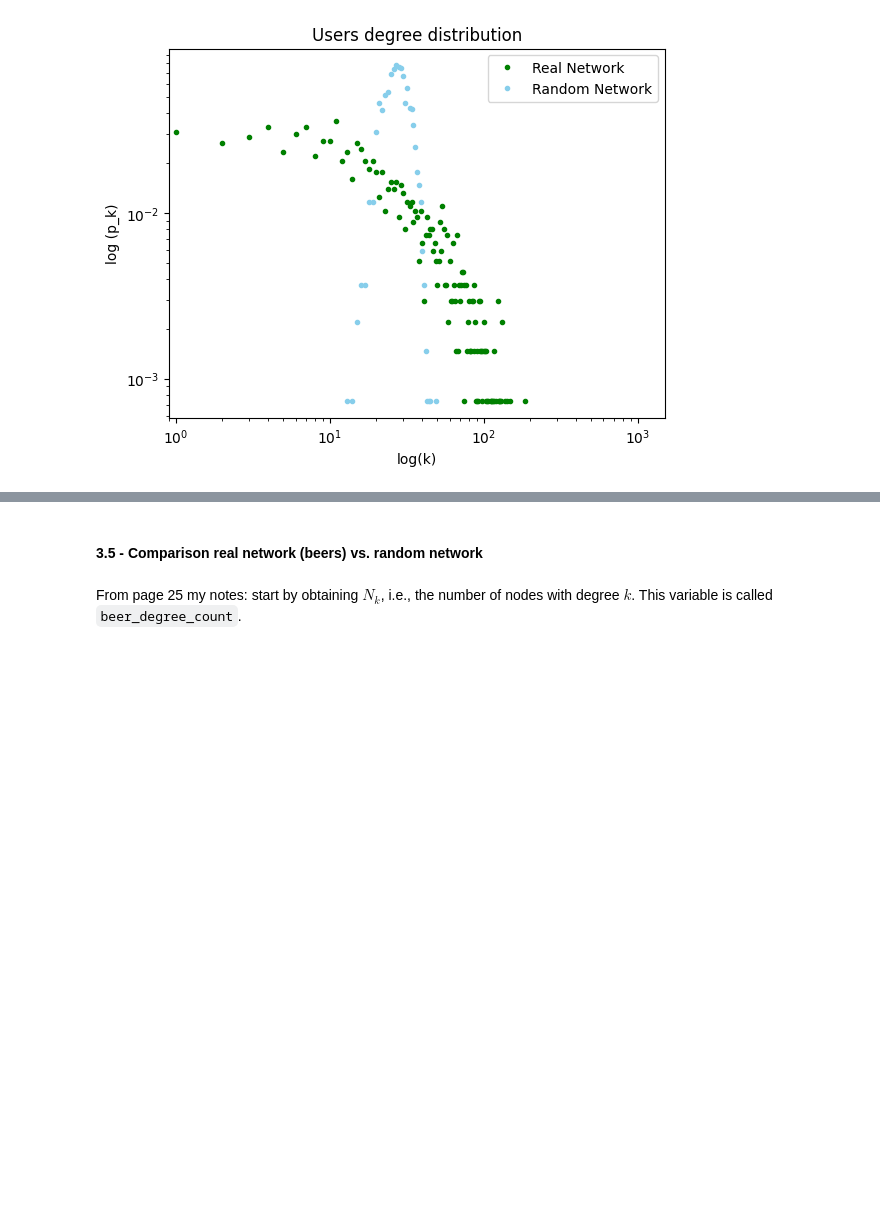
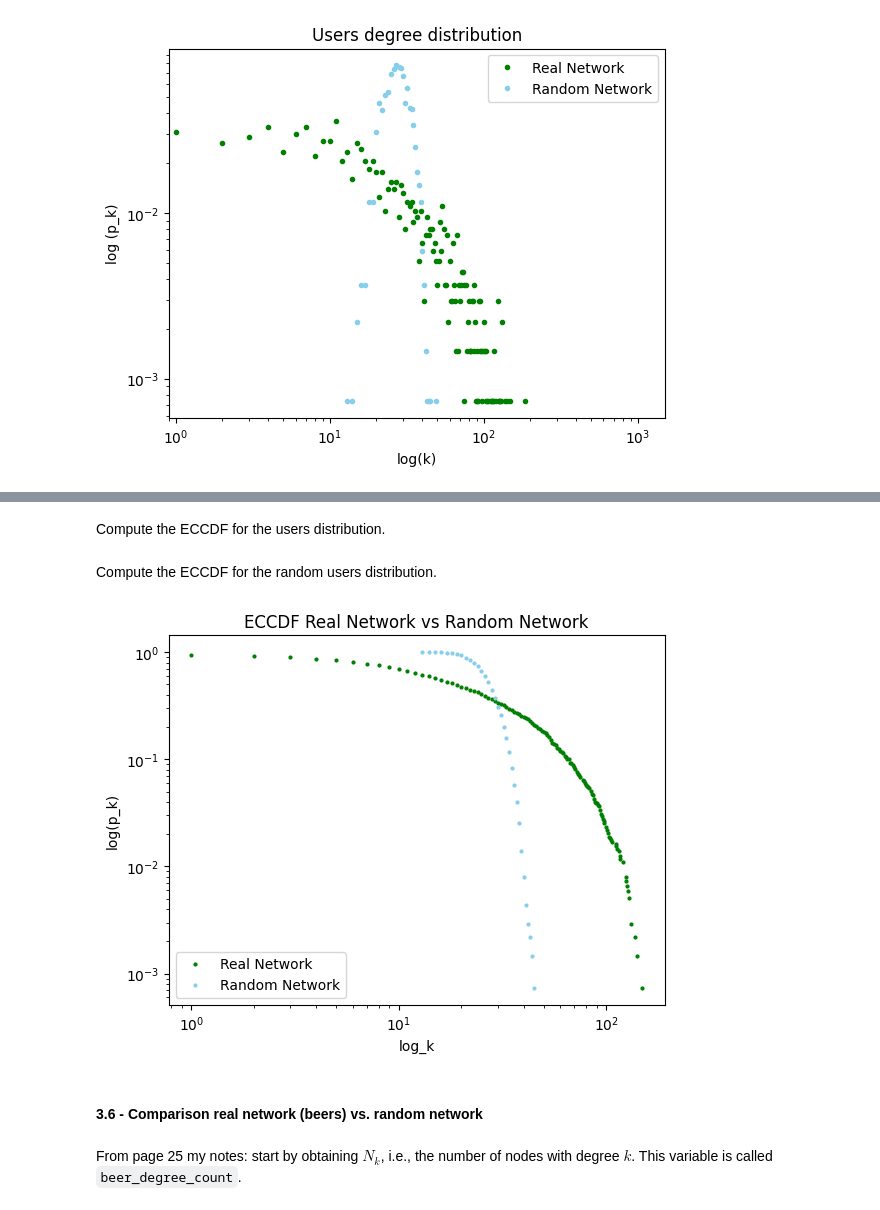
Before and after one commit to giordanovitale/BeerNetwork, a Jupyter notebook: project.ipynb, the cells around one changed output, grey strips where cells are left out. Saved outputs shown, nothing was run; the diff lists cells and outputs as text; code cells hidden in the pictures; blank space fills up the shorter version.

```diff
--- a/project.ipynb
+++ b/project.ipynb
@@ -544,5 +562,30 @@ plt.show()
+# %% [markdown]
+Compute the ECCDF for the users distribution.
+# %%
+cp_k_user = np.cumsum(degree_distribution_users)
+eccdf_users = [1-c for c in cp_k_user]
+# %%
+plot_degree_users = list(user_degree_count.keys())
+rn_user_plot_degree = list(random_network_user_degree_count.keys())
+# %% [markdown]
+Compute the ECCDF for the random users distribution.
+# %%
+cp_k_random_user = np.cumsum(degree_distribution_random_network_users)
+eccdf_users_random = [1-c for c in cp_k_random_user]
+# %%
+plt.loglog(plot_degree_users[:len(plot_degree_users)-1], eccdf_users[:len(eccdf_users)-1],
+            'o', markersize=2, color = 'green', label='Real Network')
+plt.loglog(rn_user_plot_degree[:len(rn_user_plot_degree)-1], eccdf_users_random[:len(eccdf_users_random)-1],
+           'o', markersize=2, color='skyblue', label='Random Network')
+plt.ylabel('log(p_k)')
+plt.xlabel('log_k')
+plt.legend()
+plt.title('ECCDF Real Network vs Random Network')
+plt.show()
+# %% [output]
+[figure, added]
 # %% [markdown]
-#### 3.5 - Comparison real network (beers) vs. random network
+#### 3.6 - Comparison real network (beers) vs. random network
 # %% [markdown]
 From page 25 my notes: start by obtaining $N_{k}$, i.e., the number of nodes with degree $k$. This variable is called `beer_degree_count`.
 # %% [markdown]
```
Also changed, not shown: parts of 43 cells of this notebook.
